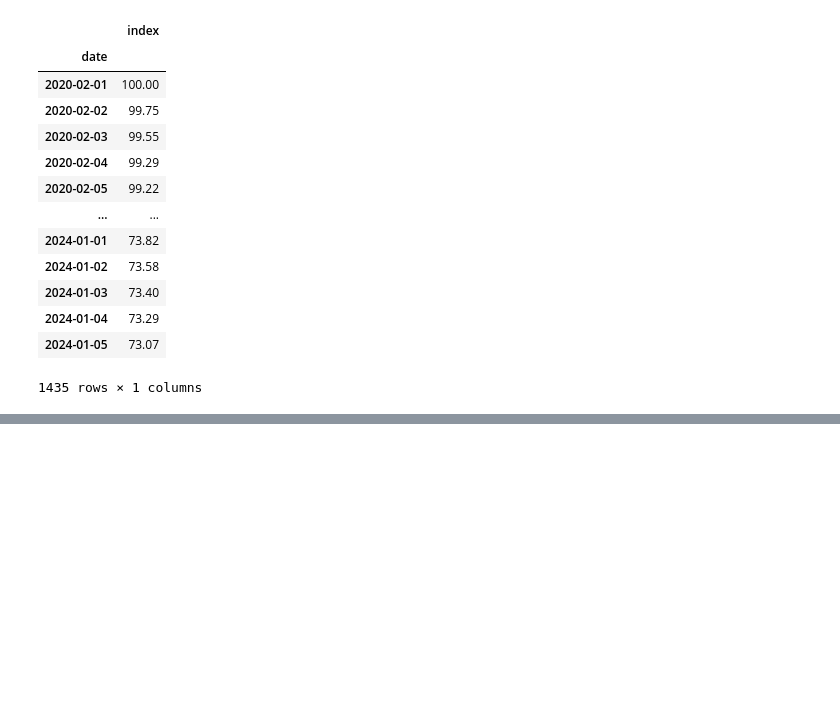
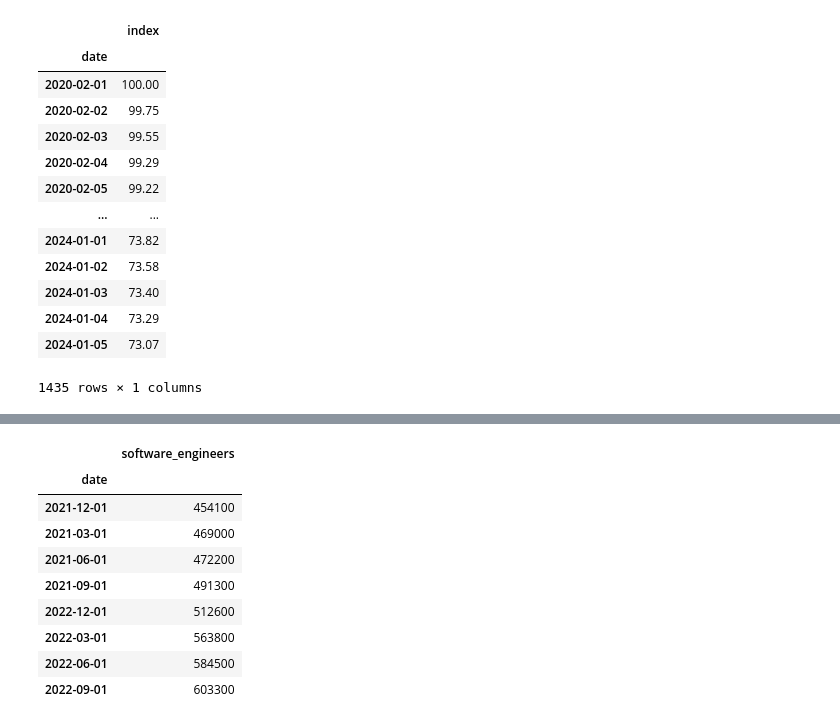
Before and after one commit to SammyAbukmeil/ai-software-engineering-impact, a Jupyter notebook: impact-of-ai-sofware-engineering-jobs.ipynb, the cells around one changed output, grey strips where cells are left out. Saved outputs shown, nothing was run; the diff lists cells and outputs as text; code cells hidden in the pictures; blank space fills up the shorter version.

```diff
--- a/impact-of-ai-sofware-engineering-jobs.ipynb
+++ b/impact-of-ai-sofware-engineering-jobs.ipynb
@@ -145,0 +140,17 @@ Next:
+# %%
+(
+    nomis_df
+    .rename(columns={"United Kingdom":"software_engineers"})
+    .rename_axis('date')
+)
+# %% [output]
+|  | software_engineers |
+| date |  |
+| 2021-12-01 | 454100 |
+| 2021-03-01 | 469000 |
+| 2021-06-01 | 472200 |
+| 2021-09-01 | 491300 |
+| 2022-12-01 | 512600 |
+| 2022-03-01 | 563800 |
+| 2022-06-01 | 584500 |
+| 2022-09-01 | 603300 |
```
Also changed, not shown: parts of 18 cells of this notebook, 1 other file.
